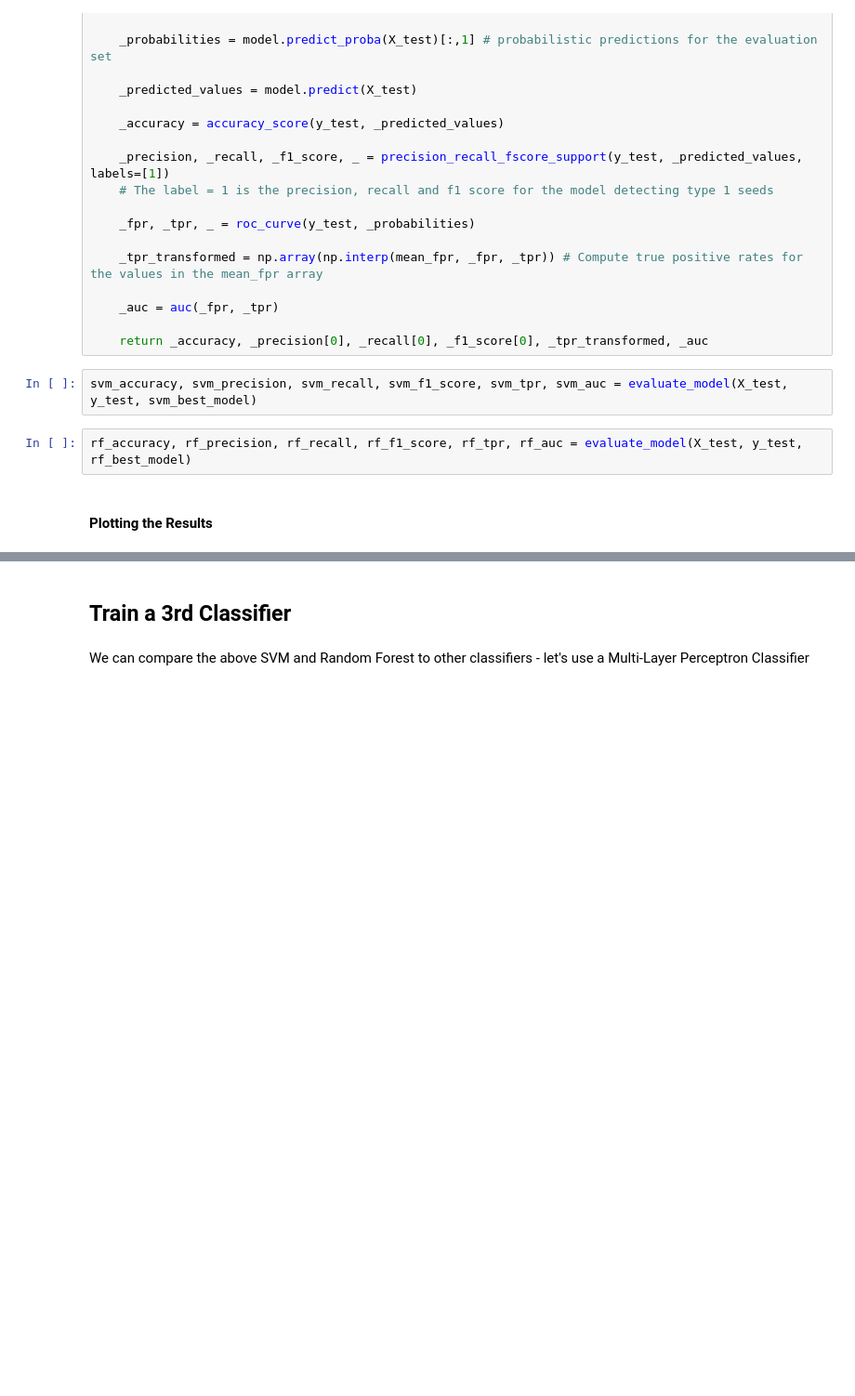
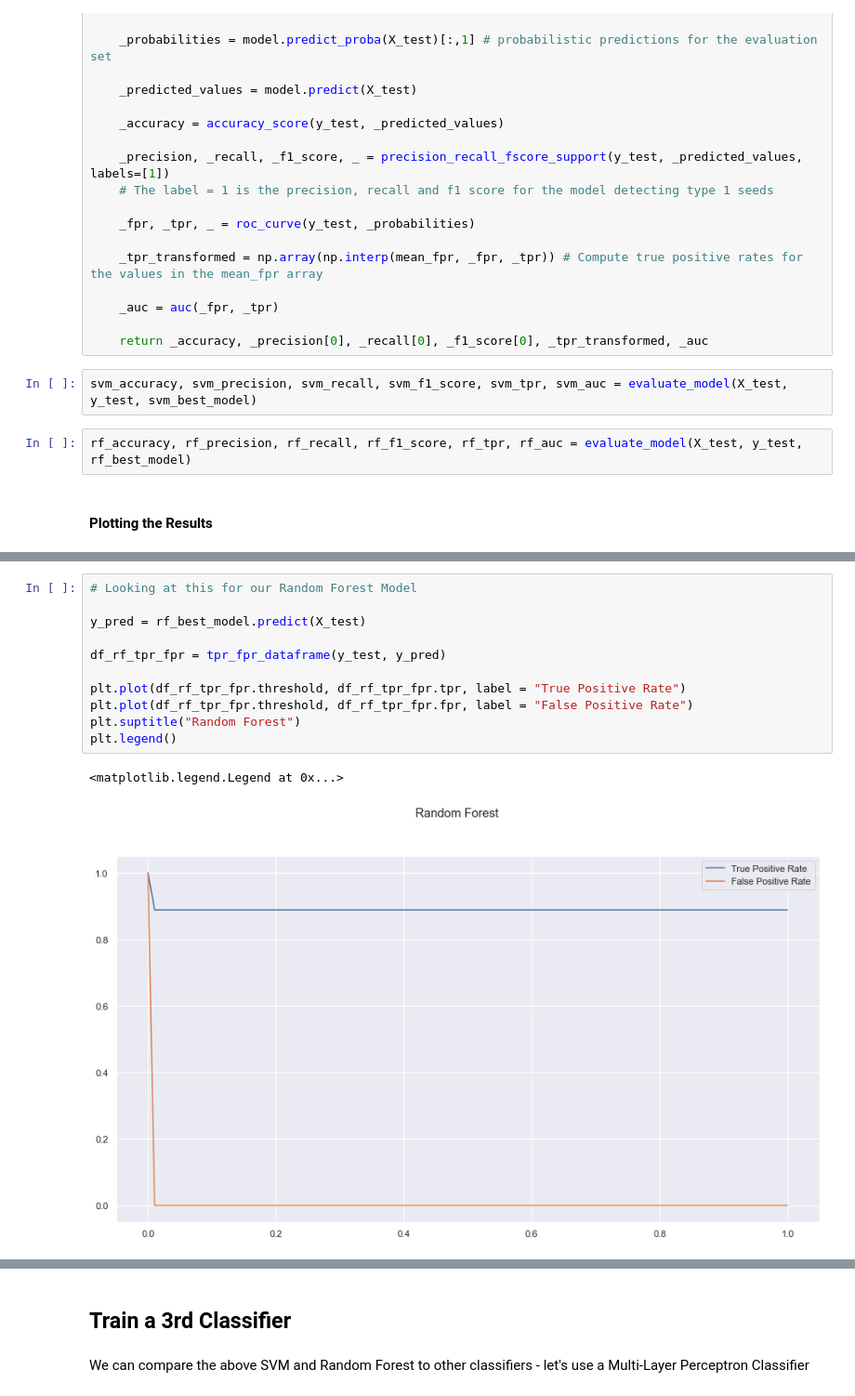
Before and after one commit to darren-king/Classification, a Jupyter notebook: etivity4.ipynb, the cells around one changed output, grey strips where cells are left out. Shown at 93% size. Cells and saved outputs as stored; diff of their text form; blank space fills up the shorter version.

```diff
--- a/etivity4.ipynb
+++ b/etivity4.ipynb
@@ -311,0 +366,14 @@ When we're measuring the accuracy of a classifier we classically use the followi
+# %%
+# Looking at this for our Random Forest Model
+
+y_pred = rf_best_model.predict(X_test)
+
+df_rf_tpr_fpr = tpr_fpr_dataframe(y_test, y_pred)
+
+plt.plot(df_rf_tpr_fpr.threshold, df_rf_tpr_fpr.tpr, label = "True Positive Rate")
+plt.plot(df_rf_tpr_fpr.threshold, df_rf_tpr_fpr.fpr, label = "False Positive Rate")
+plt.suptitle("Random Forest")
+plt.legend()
+# %% [output]
+<matplotlib.legend.Legend at 0x...>
+[figure, added]
```
Also changed, not shown: parts of 18 cells of this notebook, 1 other file.
